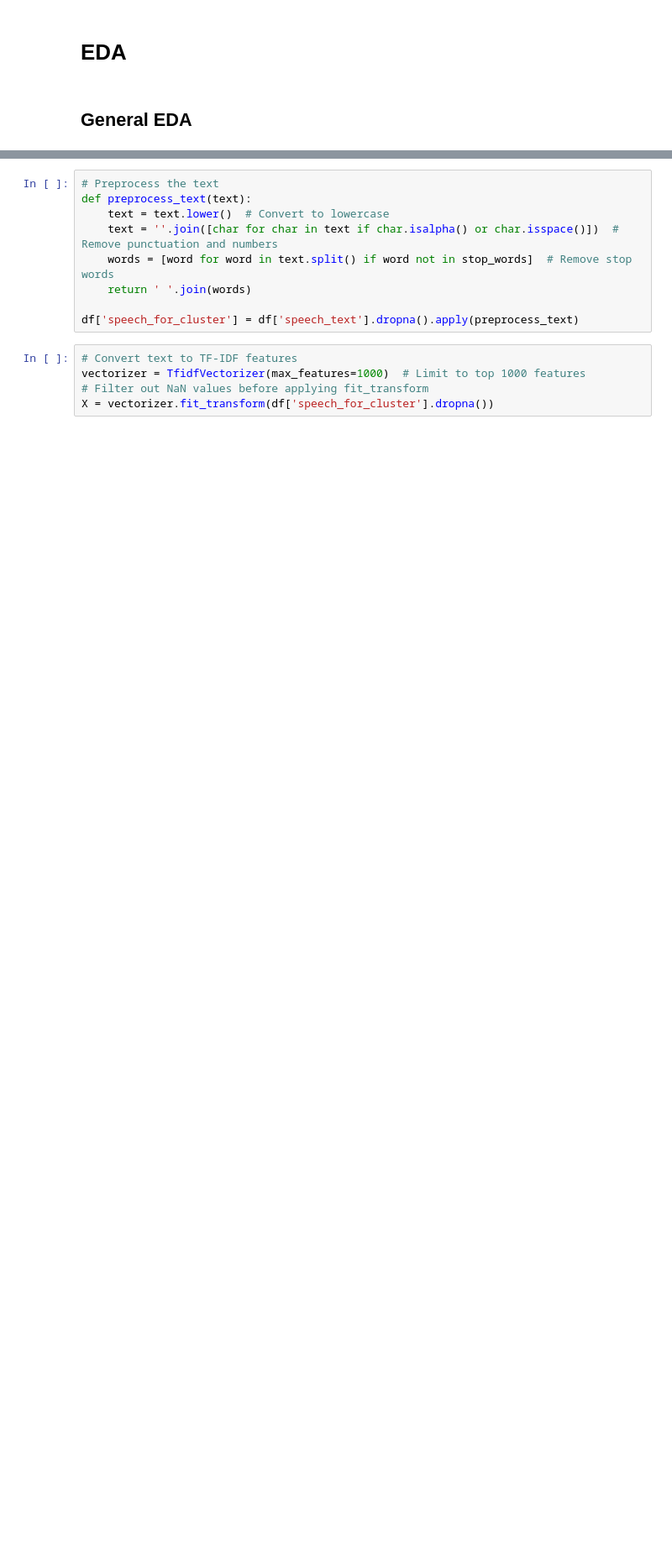
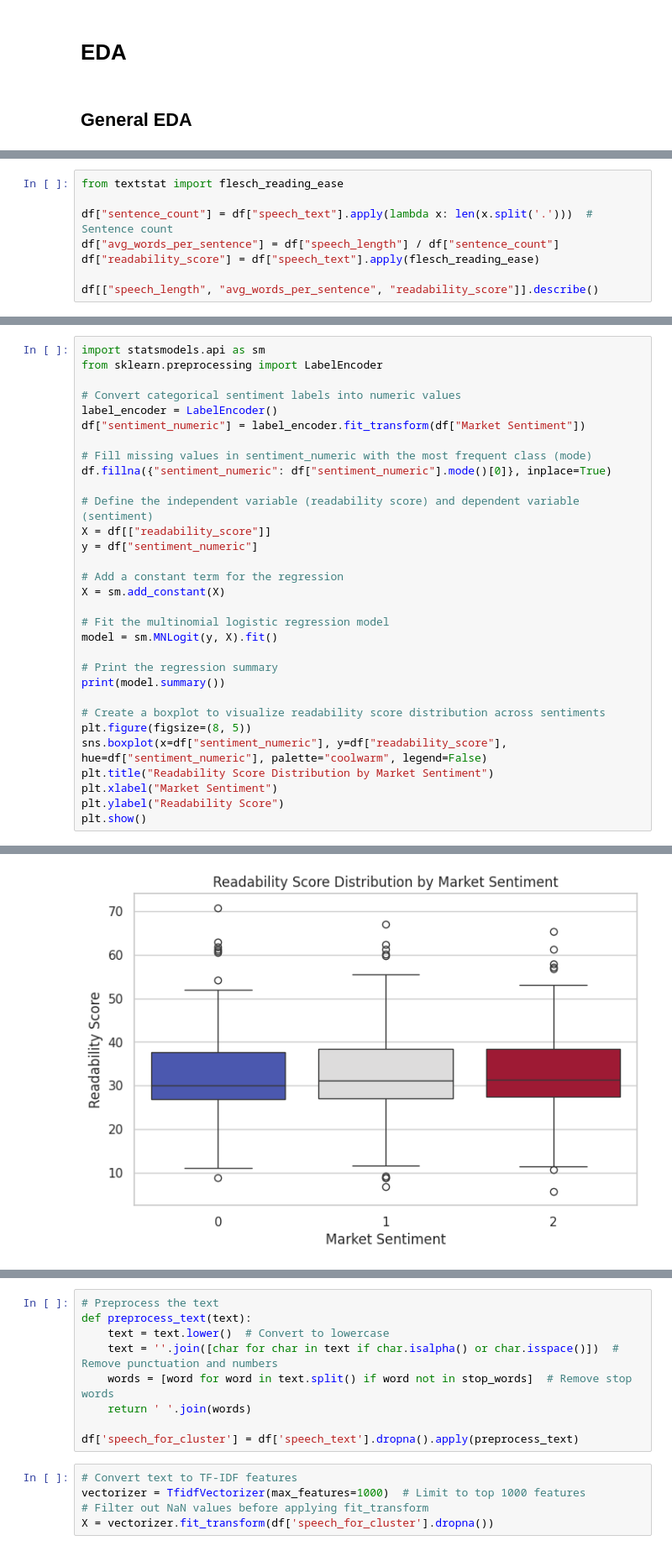
Before and after one commit to EladBenjo/Data-Science-Workshop-2025a, a Jupyter notebook: fed_speeches_analysis.ipynb, the cells around one changed output, grey strips where cells are left out. Shown at 84% size. Cells and saved outputs as stored; diff of their text form; blank space fills up the shorter version.

```diff
--- a/fed_speeches_analysis.ipynb
+++ b/fed_speeches_analysis.ipynb
@@ -640,0 +957,8 @@ print(co_matrix)
+# %%
+from textstat import flesch_reading_ease
+
+df["sentence_count"] = df["speech_text"].apply(lambda x: len(x.split('.')))  # Sentence count
+df["avg_words_per_sentence"] = df["speech_length"] / df["sentence_count"]
+df["readability_score"] = df["speech_text"].apply(flesch_reading_ease)
+
+df[["speech_length", "avg_words_per_sentence", "readability_score"]].describe()
@@ -640,0 +975,32 @@ print(co_matrix)
+# %%
+import statsmodels.api as sm
+from sklearn.preprocessing import LabelEncoder
+
+# Convert categorical sentiment labels into numeric values
+label_encoder = LabelEncoder()
+df["sentiment_numeric"] = label_encoder.fit_transform(df["Market Sentiment"])
+
+# Fill missing values in sentiment_numeric with the most frequent class (mode)
+df.fillna({"sentiment_numeric": df["sentiment_numeric"].mode()[0]}, inplace=True)
+
+# Define the independent variable (readability score) and dependent variable (sentiment)
+X = df[["readability_score"]]
+y = df["sentiment_numeric"]
+
+# Add a constant term for the regression
+X = sm.add_constant(X)
+
+# Fit the multinomial logistic regression model
+model = sm.MNLogit(y, X).fit()
+
+# Print the regression summary
+print(model.summary())
+
+# Create a boxplot to visualize readability score distribution across sentiments
+plt.figure(figsize=(8, 5))
+sns.boxplot(x=df["sentiment_numeric"], y=df["readability_score"], hue=df["sentiment_numeric"], palette="coolwarm", legend=False)
+plt.title("Readability Score Distribution by Market Sentiment")
+plt.xlabel("Market Sentiment")
+plt.ylabel("Readability Score")
+plt.show()
+# %% [output]
@@ -641 +1024,2 @@ print(co_matrix)
+[figure, added]
 # %% [markdown]
```
Also changed, not shown: parts of 190 cells of this notebook.
